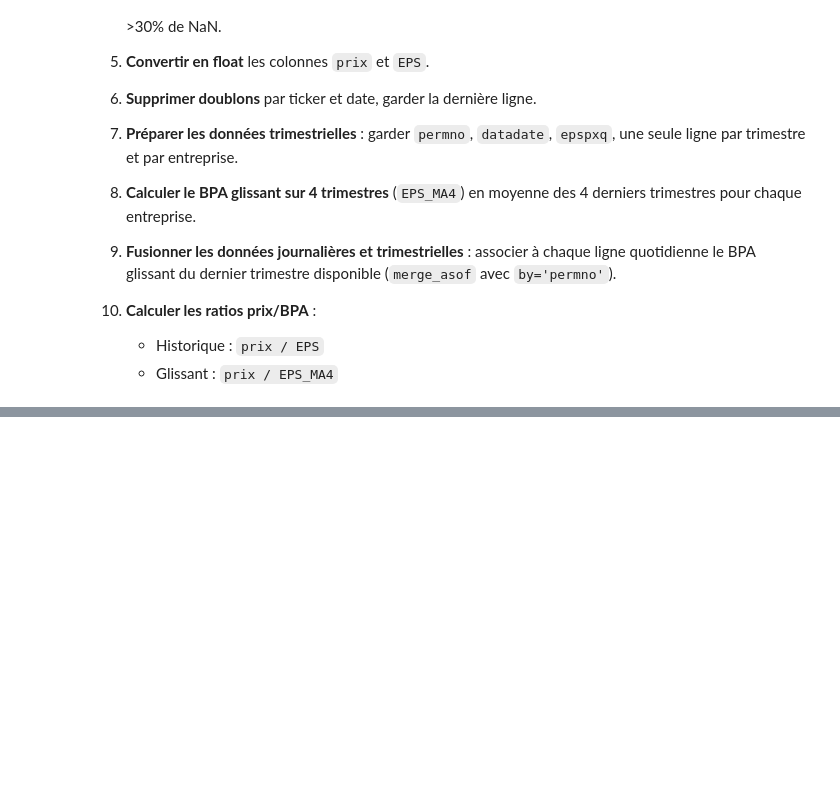
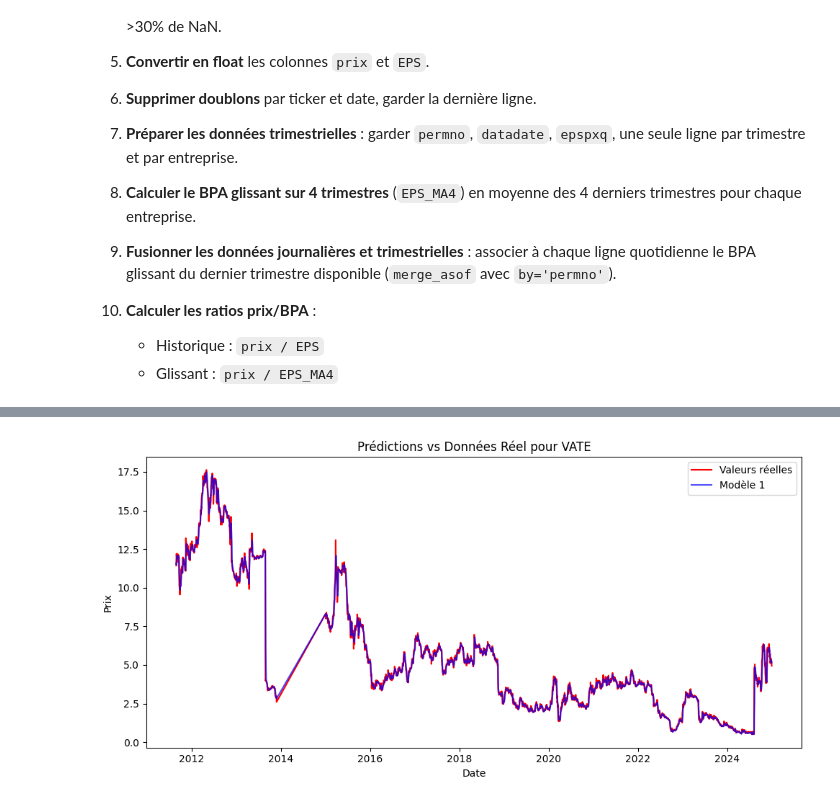
Before and after one commit to GabrielGen02/MATH_60231_Devoir, a Jupyter notebook: Devoir_2_Code_Gab.ipynb, the cells around one changed output, grey strips where cells are left out. Cells and saved outputs as stored; diff of their text form; code cells hidden in the pictures; blank space fills up the shorter version.

```diff
--- a/Devoir_2_Code_Gab.ipynb
+++ b/Devoir_2_Code_Gab.ipynb
@@ -410,0 +550,79 @@ test
+# %%
+# division des données un deux groupes (entrainement et test)
+n = int(len(df)*(0.80))
+df_train = df.iloc[:n] # 80 % des données
+df_test = df.iloc[n:] # 20 % des données
+
+from sklearn.metrics import mean_squared_error
+
+# fonction permettant de faire des forecast
+def forecast(df_train, df_test):
+
+    # enlève les potentiels NaN restants
+    df_train = df_train.dropna()
+    df_test = df_test.dropna()
+
+    # définission des variables indépendantes
+    X1 = sm.add_constant(df_train[["EPS_MA*ratio_pb_MA"]])
+    X2 = sm.add_constant(df_train[["EPS_MA4"]])
+    X3 = sm.add_constant(df_train[["ratio_pb_MA"]])
+    clusters = df_train["permno"] # groupe
+
+    # définission de la variable dépendantes
+    Y = df_train[["prix"]]
+
+    # estimation des modèles
+    model_1 = sm.OLS(Y, X1).fit(cov_type='cluster', cov_kwds={'groups': clusters})
+    model_2 = sm.OLS(Y, X2).fit(cov_type='cluster', cov_kwds={'groups': clusters})
+    model_3 = sm.OLS(Y, X3).fit(cov_type='cluster', cov_kwds={'groups': clusters})
+
+    # utilisation des modèles sur les données de test (prévisions)
+    # variable de test
+    X1_t = sm.add_constant(df_test[["EPS_MA*ratio_pb_MA"]])
+    X2_t = sm.add_constant(df_test[["EPS_MA4"]])
+    X3_t = sm.add_constant(df_test[["ratio_pb_MA"]])
+    Y_t = df_test[["prix"]] # vrai valeur
+
+    # forcast
+    model_1_pred = model_1.predict(X1_t)
+    model_2_pred = model_2.predict(X2_t)
+    model_3_pred = model_3.predict(X3_t)
+
+    # résultats
+    df_results = df_test.copy()
+    df_results["pred_model_1"] = model_1_pred
+    df_results["pred_model_2"] = model_2_pred
+    df_results["pred_model_3"] = model_3_pred
+
+    # afficher un extrait
+    print(df_results[["prix", "pred_model_1", "pred_model_2", "pred_model_3"]].head())
+
+    # EQMP pour chaque modèle
+    eqmp_1 = mean_squared_error(Y_t, model_1_pred)
+    eqmp_2 = mean_squared_error(Y_t, model_2_pred)
+    eqmp_3 = mean_squared_error(Y_t, model_3_pred)
+
+    print("EQMP Modèle 1 :", eqmp_1)
+    print("EQMP Modèle 2 :", eqmp_2)
+    print("EQMP Modèle 3 :", eqmp_3)
+
+    return df_results
+
+res = forecast(df_train, df_test)
+
+# graphiques illustrants la différences entre les résultats du forcast et les données réelles
+for ticker in df_test["ticker"].unique():
+    df_t = res[res["ticker"] == ticker].sort_values("date")
+
+    plt.figure(figsize=(10,5))
+    plt.plot(df_t["date"], df_t["prix"], label="Valeurs réelles", color="red")
+    plt.plot(df_t["date"], df_t["pred_model_1"], label="Modèle 1", alpha=0.7, color="blue")
+
+    plt.title(f"Prédictions vs Données Réel pour {ticker}")
+    plt.xlabel("Date")
+    plt.ylabel("Prix")
+    plt.legend()
+    plt.grid(False)
+    plt.tight_layout()
+    plt.show()
+# %% [output]
@@ -410,0 +638 @@ test
+[figure, added]
```
Also changed, not shown: parts of 8 cells of this notebook.
